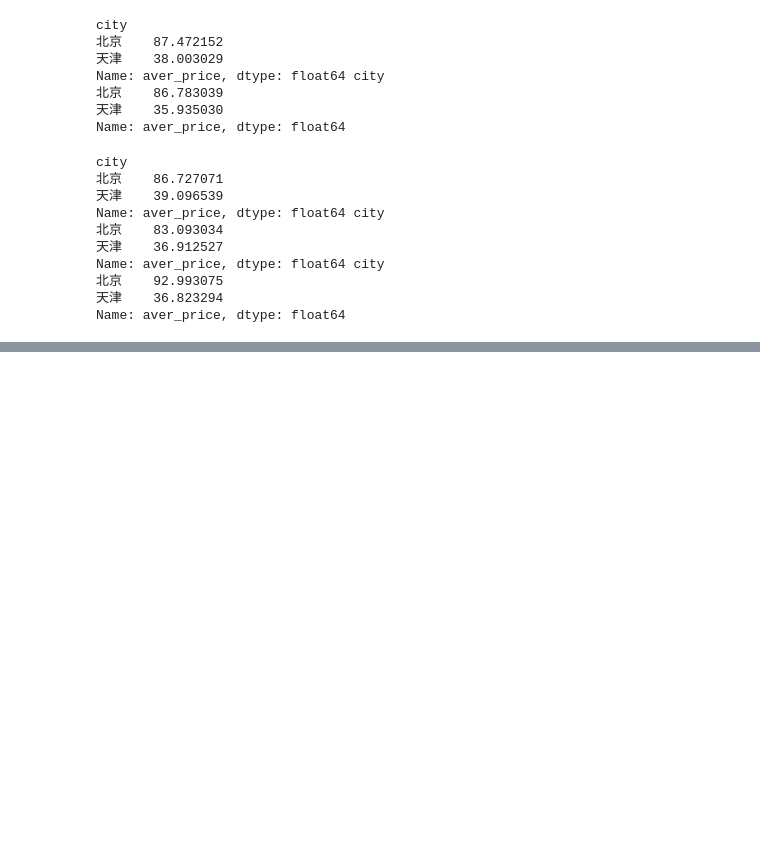
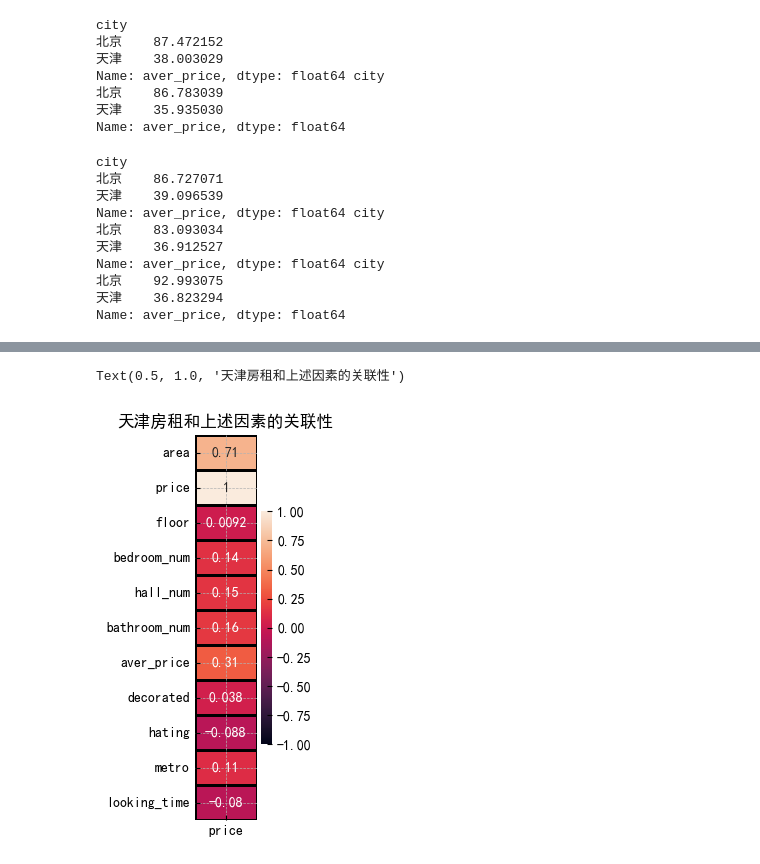
Before and after one commit to sujuanquan/Lianjia, a Jupyter notebook: lianjia/租房数据分析.ipynb, the cells around one changed output, grey strips where cells are left out. Drawn from its saved outputs; the diff is of its cells as text; code cells hidden in the pictures; blank space fills up the shorter version.

```diff
--- a/lianjia/租房数据分析.ipynb
+++ b/lianjia/租房数据分析.ipynb
@@ -347,0 +390,8 @@ Name: aver_price, dtype: float64
+# %%
+data_tj = data[data.city == '天津'].select_dtypes(exclude= ['object'])
+plt.figure(figsize = (1,5))
+correlation = sns.heatmap(data_tj.corr()[['price']], vmin = -1, vmax = 1, annot = True,linewidths=1, linecolor='black')
+correlation.set_title('天津房租和上述因素的关联性', fontdict={'fontsize': 12})
+# %% [output]
+Text(0.5, 1.0, '天津房租和上述因素的关联性')
+[figure, added]
```
Also changed, not shown: parts of 4 cells of this notebook, 3 other files.
